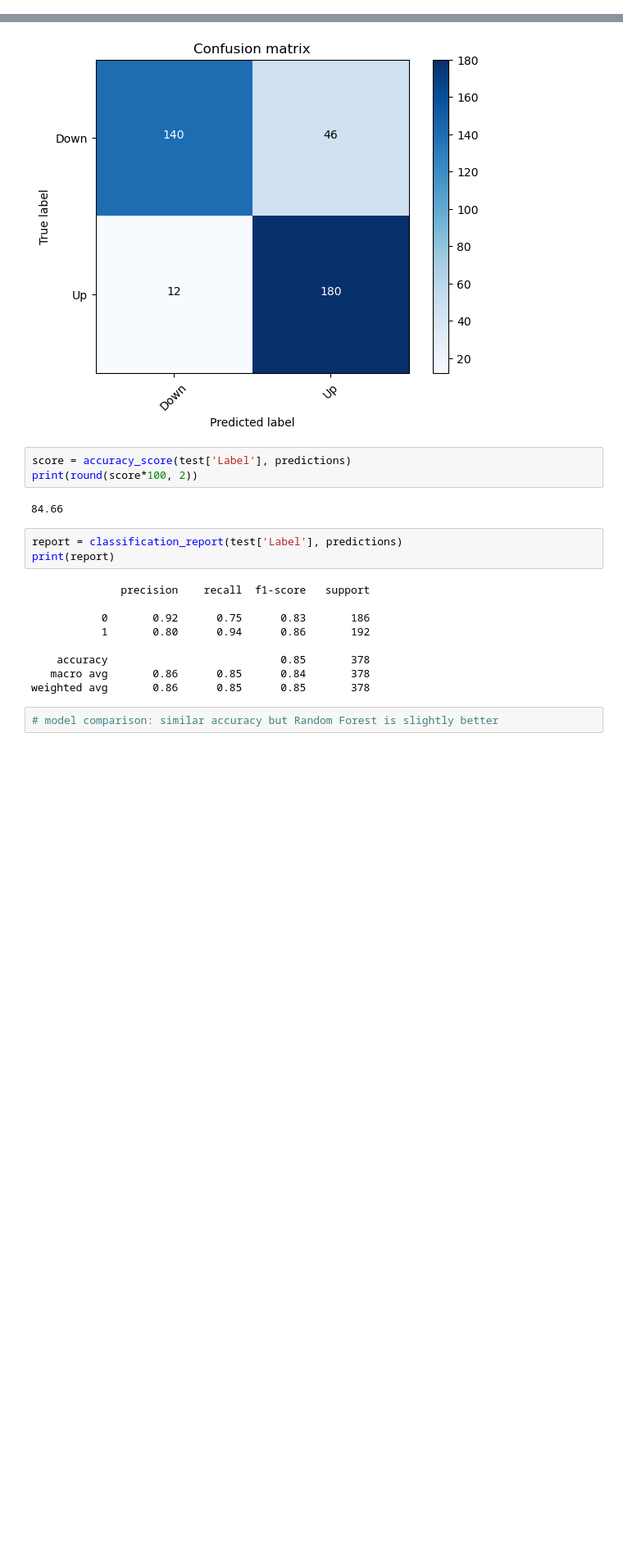
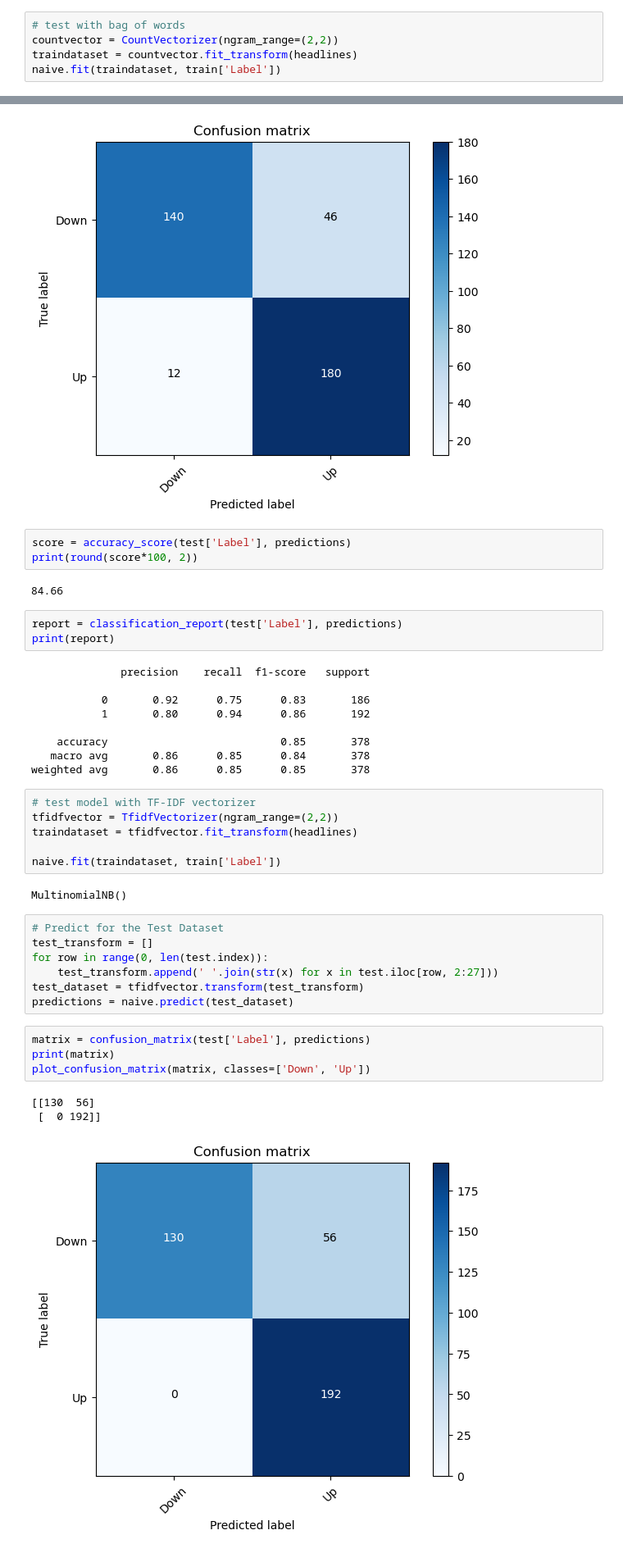
Before and after one commit to laurasails/4375-ML-Project, a Jupyter notebook: elena-ml-model/stock-prediction.ipynb, the cells around one changed output, grey strips where cells are left out. Shown at 82% size. Cells and saved outputs as stored; diff of their text form; blank space fills up the shorter version.

```diff
--- a/elena-ml-model/stock-prediction.ipynb
+++ b/elena-ml-model/stock-prediction.ipynb
@@ -153,0 +196,5 @@ predictions = naive.predict(test_dataset)
+# %%
+# test with bag of words
+countvector = CountVectorizer(ngram_range=(2,2))
+traindataset = countvector.fit_transform(headlines)
+naive.fit(traindataset, train['Label'])
@@ -176,5 +233,26 @@ print(report)
     accuracy                           0.85       378
    macro avg       0.86      0.85      0.84       378
 weighted avg       0.86      0.85      0.85       378
-# %%
-# model comparison: similar accuracy but Random Forest is slightly better
+# %%
+# test model with TF-IDF vectorizer
+tfidfvector = TfidfVectorizer(ngram_range=(2,2))
+traindataset = tfidfvector.fit_transform(headlines)
+
+naive.fit(traindataset, train['Label'])
+# %% [output]
+MultinomialNB()
+# %%
+# Predict for the Test Dataset
+test_transform = []
+for row in range(0, len(test.index)):
+    test_transform.append(' '.join(str(x) for x in test.iloc[row, 2:27]))
+test_dataset = tfidfvector.transform(test_transform)
+predictions = naive.predict(test_dataset)
+# %%
+matrix = confusion_matrix(test['Label'], predictions)
+print(matrix)
+plot_confusion_matrix(matrix, classes=['Down', 'Up'])
+# %% [output]
+[[130  56]
+ [  0 192]]
+[figure, added]
```
Also changed, not shown: parts of 14 cells of this notebook.
